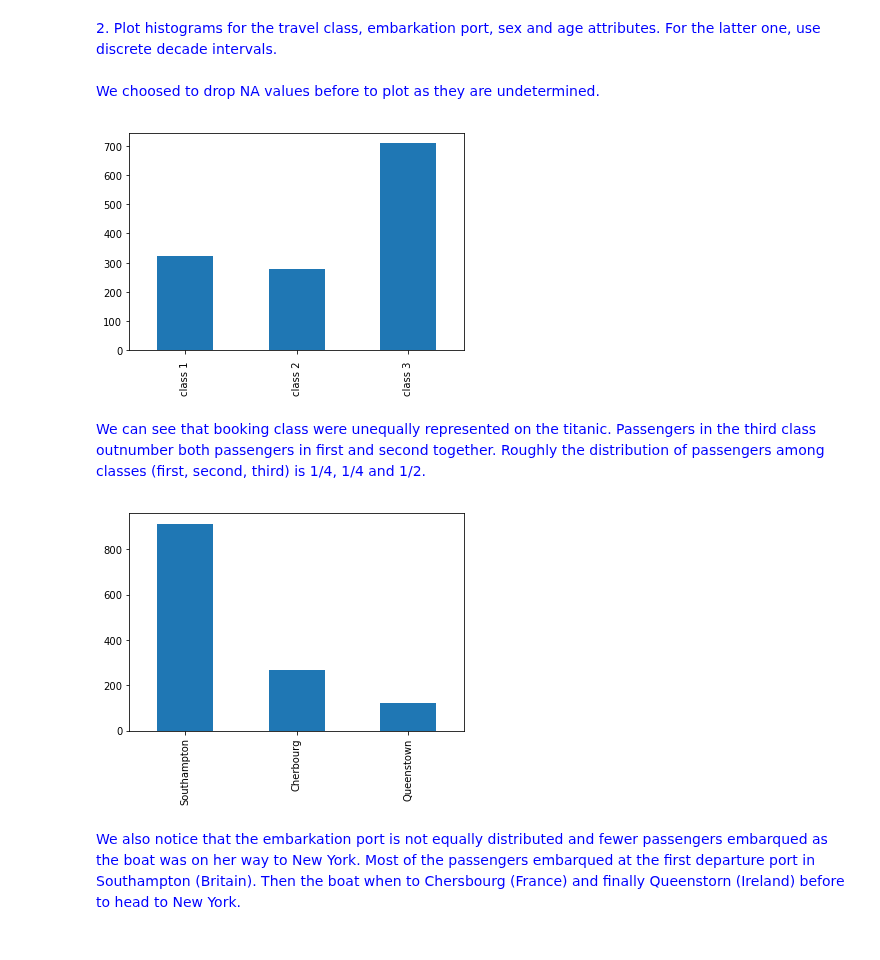
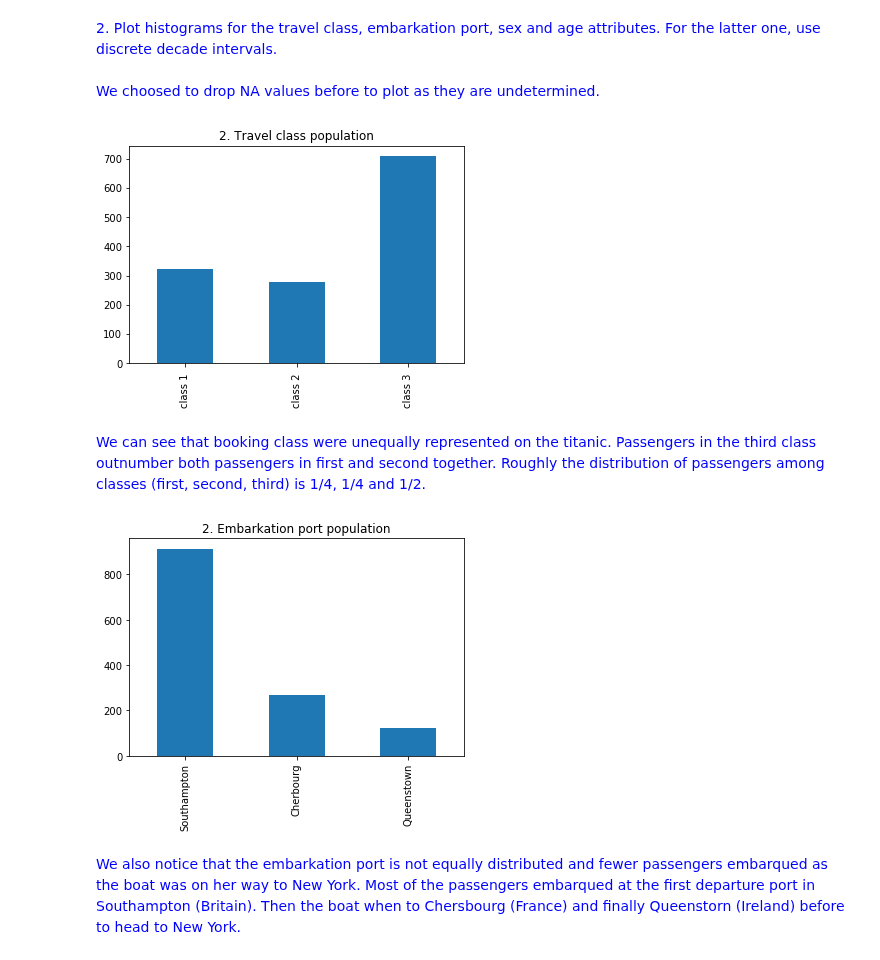
Before and after one commit to matthieuDev/ADA2017, a Jupyter notebook: 01 - Pandas and Data Wrangling/Homework 1.ipynb, the cells around one changed output. Drawn from its saved outputs; the diff is of its cells as text; code cells hidden in the pictures.

Commit message:
plus joli graph

```diff
--- a/01 - Pandas and Data Wrangling/Homework 1.ipynb
+++ b/01 - Pandas and Data Wrangling/Homework 1.ipynb
@@ -428,18 +428,20 @@ We choosed to drop NA values before to plot as they are undetermined.</span>
 # %%
 # Travel class
 plt.gcf().clear()
+plt.title('2. Travel class population')
 titanic.pclass.dropna().value_counts().sort_index().plot(kind='bar').figure
 # %% [output]
-[figure, old version]
+[figure, new version]
 # %% [markdown]
 <span style="color:blue">We can see that booking class were unequally represented on the titanic. Passengers in the third class outnumber both passengers in first and second together. Roughly the distribution of passengers among classes (first, second, third) is 1/4, 1/4 and 1/2.</span>
 # %%
 # Embarkation port
 
 plt.gcf().clear()
+plt.title('2. Embarkation port population')
 titanic.embarked.dropna().value_counts().plot(kind='bar').figure
 # %% [output]
-[figure, old version]
+[figure, new version]
 # %% [markdown]
 <span style="color:blue">We also notice that the embarkation port is not equally distributed and fewer passengers embarqued as the boat was on her way to New York. Most of the passengers embarqued at the first departure port in Southampton (Britain). Then the boat when to Chersbourg (France) and finally Queenstorn (Ireland) before to head to New York.</span>
 # %%
```
Also changed, not shown: parts of 6 cells of this notebook.
